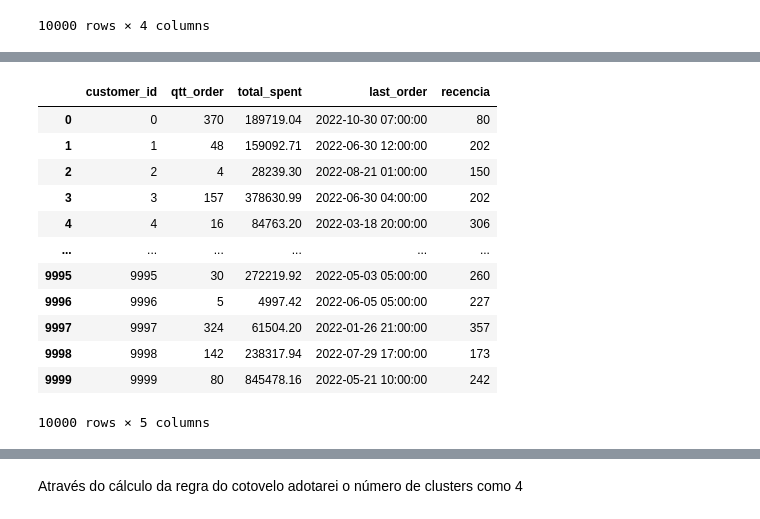
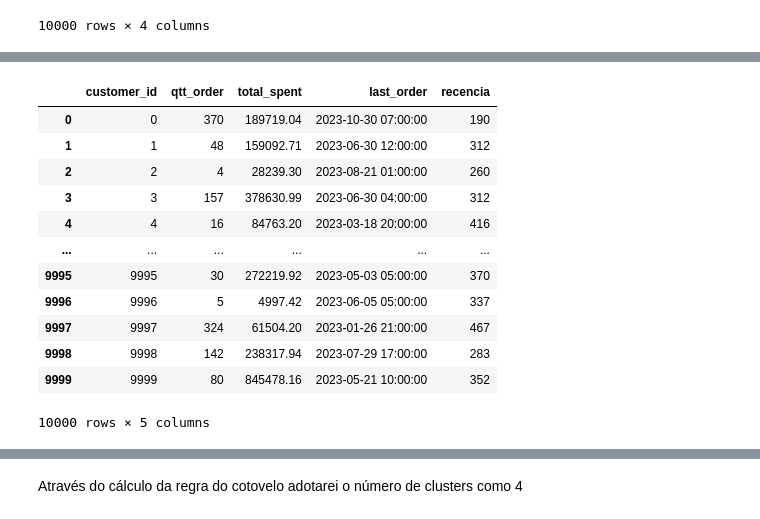
Before and after one commit to jonatahpfg/Segmentacao-de-clientes-clusterizacao, a Jupyter notebook: Modelo_RFM_clusterizacao.ipynb, the cells around one changed output, grey strips where cells are left out. Drawn from its saved outputs; the diff is of its cells as text; code cells hidden in the pictures.

```diff
--- a/Modelo_RFM_clusterizacao.ipynb
+++ b/Modelo_RFM_clusterizacao.ipynb
@@ -22,11 +24,14 @@ display(dados)
 | 9998 | 9998 | 142 | 238317.94 | 2022-07-29 17:00:00 |
 | 9999 | 9999 | 80 | 845478.16 | 2022-05-21 10:00:00 |
 10000 rows × 4 columns
+# %%
+dados['last_order'] = pd.to_datetime(dados['last_order'])
+dados['last_order'] += pd.DateOffset(years=1)
 # %%
 dados['last_order'] = pd.to_datetime(dados['last_order'])
 
 # Calculo da distância de tempo entre a data atual e a data no conjunto de dados
-data_atual = pd.to_datetime('2023-01-19')
+data_atual = pd.to_datetime('2024-05-08')
 dados['recencia'] = (data_atual - dados['last_order']).dt.days
 
 
@@ -48,17 +53,17 @@ display(dados)
 
 [10000 rows x 2 columns]
 |  | customer_id | qtt_order | total_spent | last_order | recencia |
-| 0 | 0 | 370 | 189719.04 | 2022-10-30 07:00:00 | 80 |
-| 1 | 1 | 48 | 159092.71 | 2022-06-30 12:00:00 | 202 |
-| 2 | 2 | 4 | 28239.30 | 2022-08-21 01:00:00 | 150 |
-| 3 | 3 | 157 | 378630.99 | 2022-06-30 04:00:00 | 202 |
-| 4 | 4 | 16 | 84763.20 | 2022-03-18 20:00:00 | 306 |
+| 0 | 0 | 370 | 189719.04 | 2023-10-30 07:00:00 | 190 |
+| 1 | 1 | 48 | 159092.71 | 2023-06-30 12:00:00 | 312 |
+| 2 | 2 | 4 | 28239.30 | 2023-08-21 01:00:00 | 260 |
+| 3 | 3 | 157 | 378630.99 | 2023-06-30 04:00:00 | 312 |
+| 4 | 4 | 16 | 84763.20 | 2023-03-18 20:00:00 | 416 |
 | ... | ... | ... | ... | ... | ... |
-| 9995 | 9995 | 30 | 272219.92 | 2022-05-03 05:00:00 | 260 |
-| 9996 | 9996 | 5 | 4997.42 | 2022-06-05 05:00:00 | 227 |
-| 9997 | 9997 | 324 | 61504.20 | 2022-01-26 21:00:00 | 357 |
-| 9998 | 9998 | 142 | 238317.94 | 2022-07-29 17:00:00 | 173 |
-| 9999 | 9999 | 80 | 845478.16 | 2022-05-21 10:00:00 | 242 |
+| 9995 | 9995 | 30 | 272219.92 | 2023-05-03 05:00:00 | 370 |
+| 9996 | 9996 | 5 | 4997.42 | 2023-06-05 05:00:00 | 337 |
+| 9997 | 9997 | 324 | 61504.20 | 2023-01-26 21:00:00 | 467 |
+| 9998 | 9998 | 142 | 238317.94 | 2023-07-29 17:00:00 | 283 |
+| 9999 | 9999 | 80 | 845478.16 | 2023-05-21 10:00:00 | 352 |
 10000 rows × 5 columns
 # %%
 df_recencia = dados[["recencia"]]
```
Also changed, not shown: parts of 13 cells of this notebook.
